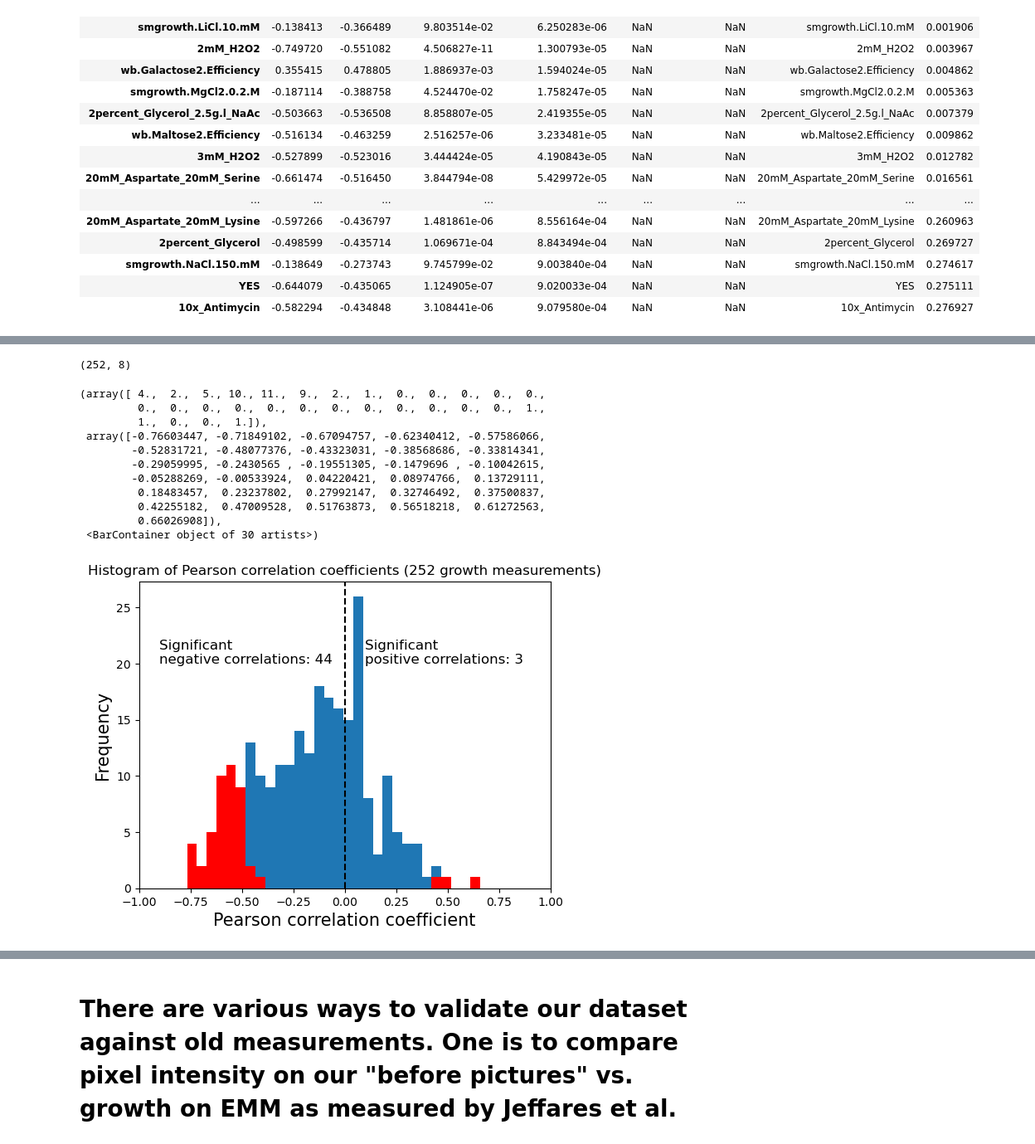
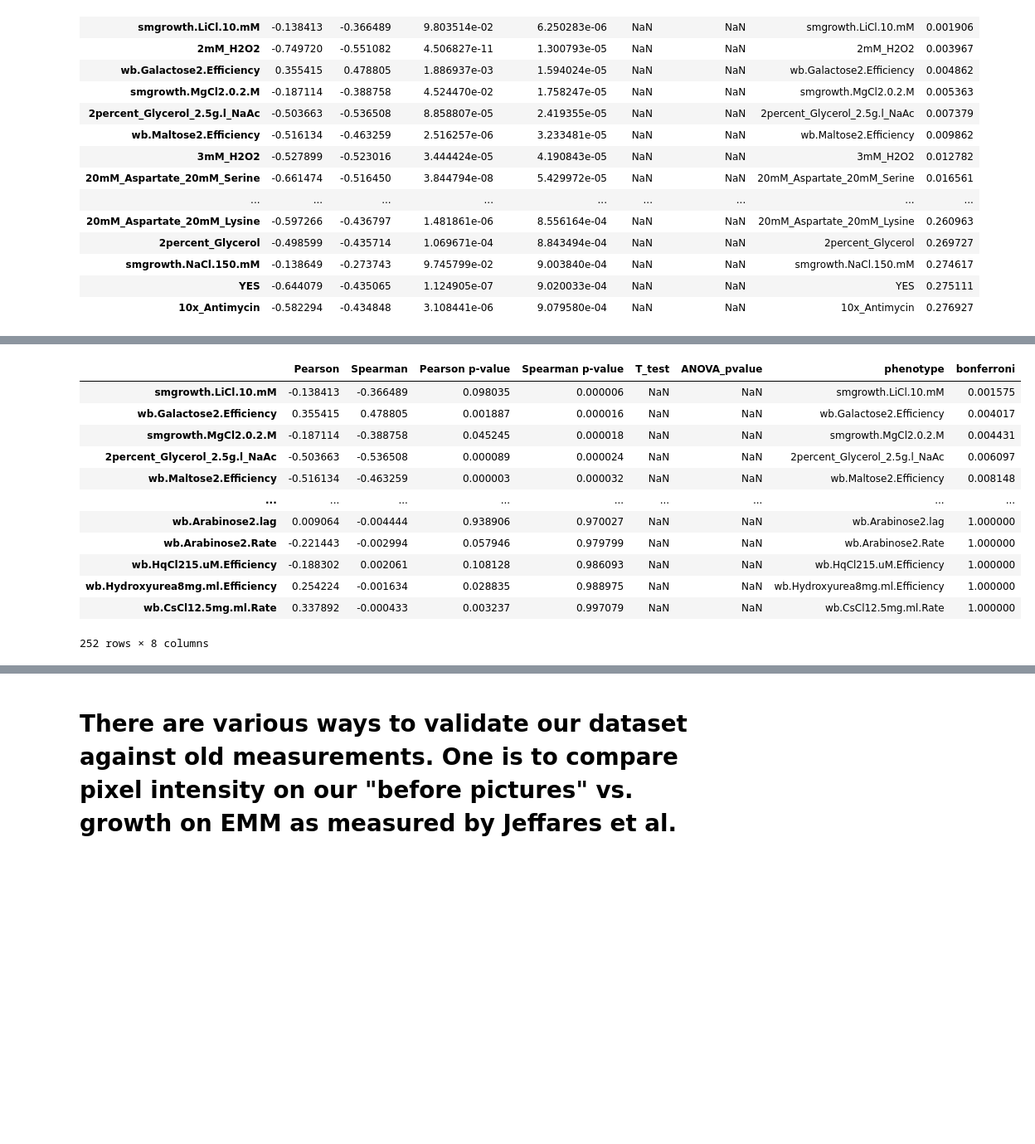
Before and after one commit to BKover99/S.-Pombe-MLPs, a Jupyter notebook: Bence folder/Analysis of Jeffares phenotypes/analysis_of_phenotypes.ipynb, the cells around one changed output, grey strips where cells are left out. Shown at 83% size. Cells and saved outputs as stored; diff of their text form; code cells hidden in the pictures; blank space fills up the shorter version.

```diff
--- a/Bence folder/Analysis of Jeffares phenotypes/analysis_of_phenotypes.ipynb
+++ b/Bence folder/Analysis of Jeffares phenotypes/analysis_of_phenotypes.ipynb
@@ -246,35 +246,19 @@ sig_corrs.to_csv('correlations.csv')
 # %%
-corrs.shape
+corrs
 # %% [output]
+|  | Pearson | Spearman | Pearson p-value | Spearman p-value | T_test | ANOVA_pvalue | phenotype | bonferroni |
+| smgrowth.LiCl.10.mM | -0.138413 | -0.366489 | 0.098035 | 0.000006 | NaN | NaN | smgrowth.LiCl.10.mM | 0.001575 |
+| wb.Galactose2.Efficiency | 0.355415 | 0.478805 | 0.001887 | 0.000016 | NaN | NaN | wb.Galactose2.Efficiency | 0.004017 |
+| smgrowth.MgCl2.0.2.M | -0.187114 | -0.388758 | 0.045245 | 0.000018 | NaN | NaN | smgrowth.MgCl2.0.2.M | 0.004431 |
+| 2percent_Glycerol_2.5g.l_NaAc | -0.503663 | -0.536508 | 0.000089 | 0.000024 | NaN | NaN | 2percent_Glycerol_2.5g.l_NaAc | 0.006097 |
+| wb.Maltose2.Efficiency | -0.516134 | -0.463259 | 0.000003 | 0.000032 | NaN | NaN | wb.Maltose2.Efficiency | 0.008148 |
+| ... | ... | ... | ... | ... | ... | ... | ... | ... |
+| wb.Arabinose2.lag | 0.009064 | -0.004444 | 0.938906 | 0.970027 | NaN | NaN | wb.Arabinose2.lag | 1.000000 |
+| wb.Arabinose2.Rate | -0.221443 | -0.002994 | 0.057946 | 0.979799 | NaN | NaN | wb.Arabinose2.Rate | 1.000000 |
+| wb.HqCl215.uM.Efficiency | -0.188302 | 0.002061 | 0.108128 | 0.986093 | NaN | NaN | wb.HqCl215.uM.Efficiency | 1.000000 |
+| wb.Hydroxyurea8mg.ml.Efficiency | 0.254224 | -0.001634 | 0.028835 | 0.988975 | NaN | NaN | wb.Hydroxyurea8mg.ml.Efficiency | 1.000000 |
+| wb.CsCl12.5mg.ml.Rate | 0.337892 | -0.000433 | 0.003237 | 0.997079 | NaN | NaN | wb.CsCl12.5mg.ml.Rate | 1.000000 |
-(252, 8)
+252 rows × 8 columns
-# %%
-#corrs["Pearson"] histogram
-plt.hist(corrs["Pearson"], bins=30)
-plt.xlabel("Pearson correlation coefficient", fontsize=15)
-plt.ylabel("Frequency", fontsize=15)
-plt.title("Histogram of Pearson correlation coefficients (252 growth measurements)")
-#x axis from -1 to 1
-plt.xlim(-1,1)
-#vertical line at 0
-plt.axvline(x=0, color='k', linestyle='--')
-#write number of negative and positive correlations
-plt.text(-0.9, 20, 'Significant \nnegative correlations: ' + str(len(sig_corrs[sig_corrs['Pearson']<0])), fontsize=12)
-plt.text(0.1, 20, 'Significant \npositive correlations: ' + str(len(sig_corrs[sig_corrs['Pearson']>0])), fontsize=12)
-#overlay red histogram of sig_corrs
-plt.hist(sig_corrs["Pearson"], bins=30, color='r')
-# %% [output]
-(array([ 4.,  2.,  5., 10., 11.,  9.,  2.,  1.,  0.,  0.,  0.,  0.,  0.,
-         0.,  0.,  0.,  0.,  0.,  0.,  0.,  0.,  0.,  0.,  0.,  0.,  1.,
-         1.,  0.,  0.,  1.]),
- array([-0.76603447, -0.71849102, -0.67094757, -0.62340412, -0.57586066,
-        -0.52831721, -0.48077376, -0.43323031, -0.38568686, -0.33814341,
-        -0.29059995, -0.2430565 , -0.19551305, -0.1479696 , -0.10042615,
-        -0.05288269, -0.00533924,  0.04220421,  0.08974766,  0.13729111,
-         0.18483457,  0.23237802,  0.27992147,  0.32746492,  0.37500837,
-         0.42255182,  0.47009528,  0.51763873,  0.56518218,  0.61272563,
-         0.66026908]),
- <BarContainer object of 30 artists>)
-[figure, removed]
 # %%
 colors = sns.color_palette("Reds", 20)
 
```
Also changed, not shown: parts of 11 cells of this notebook, 19 other files.
